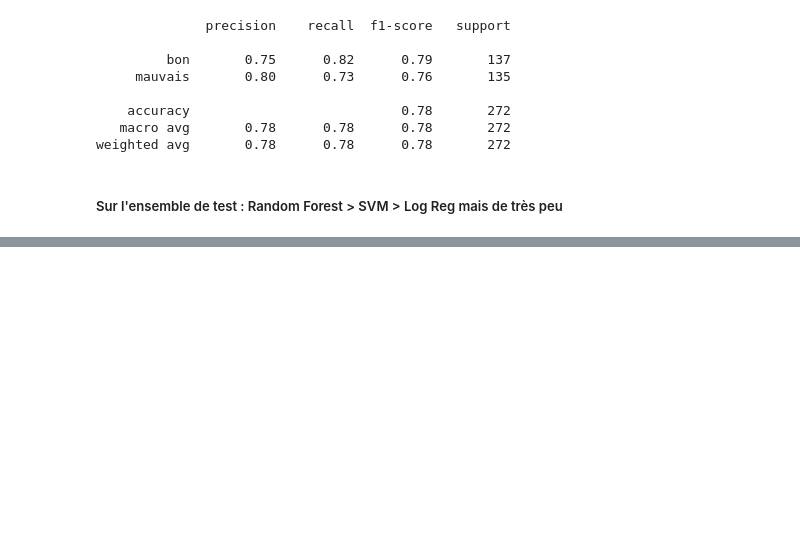
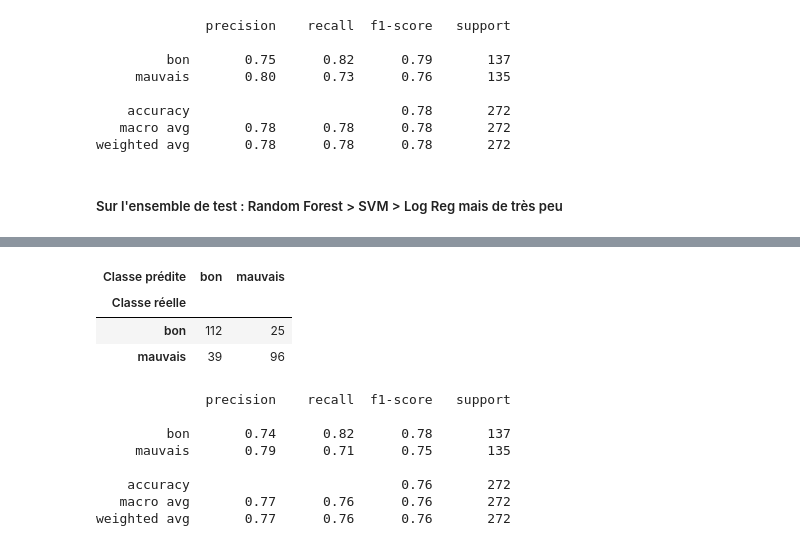
Before and after one commit to Max13500/DS-Machine-Learning, a Jupyter notebook: AdvancedML/CHOIX_MODELE_wine_quality.ipynb, the cells around one changed output, grey strips where cells are left out. Saved outputs shown, nothing was run; the diff lists cells and outputs as text; code cells hidden in the pictures; blank space fills up the shorter version.

Commit message:
Ajout AutoML et persistance des modèles

```diff
--- a/AdvancedML/CHOIX_MODELE_wine_quality.ipynb
+++ b/AdvancedML/CHOIX_MODELE_wine_quality.ipynb
@@ -465,0 +468,5 @@ weighted avg       0.78      0.78      0.78       272
+# %%
+# Entraînement modèle TPOT
+from tpot import TPOTClassifier
+tpot = TPOTClassifier(generations=3,population_size=20,cv=5,random_state=42,verbosity=2)
+tpot.fit(X_train,y_train)
@@ -465,0 +516,23 @@ weighted avg       0.78      0.78      0.78       272
+# %%
+y_pred= tpot.predict(X_test)
+
+# Afficher la matrice de confusion
+display(pd.crosstab(y_test, y_pred, rownames=['Classe réelle'], colnames=['Classe prédite']))
+
+# Afficher le rapport de classification
+from sklearn.metrics import classification_report
+class_report = classification_report(y_test, y_pred)
+print(class_report)
+# %% [output]
+| Classe prédite | bon | mauvais |
+| Classe réelle |  |  |
+| bon | 112 | 25 |
+| mauvais | 39 | 96 |
+              precision    recall  f1-score   support
+
+         bon       0.74      0.82      0.78       137
+     mauvais       0.79      0.71      0.75       135
+
+    accuracy                           0.76       272
+   macro avg       0.77      0.76      0.76       272
+weighted avg       0.77      0.76      0.76       272
```
Also changed, not shown: parts of 3 cells of this notebook, 6 other files.
